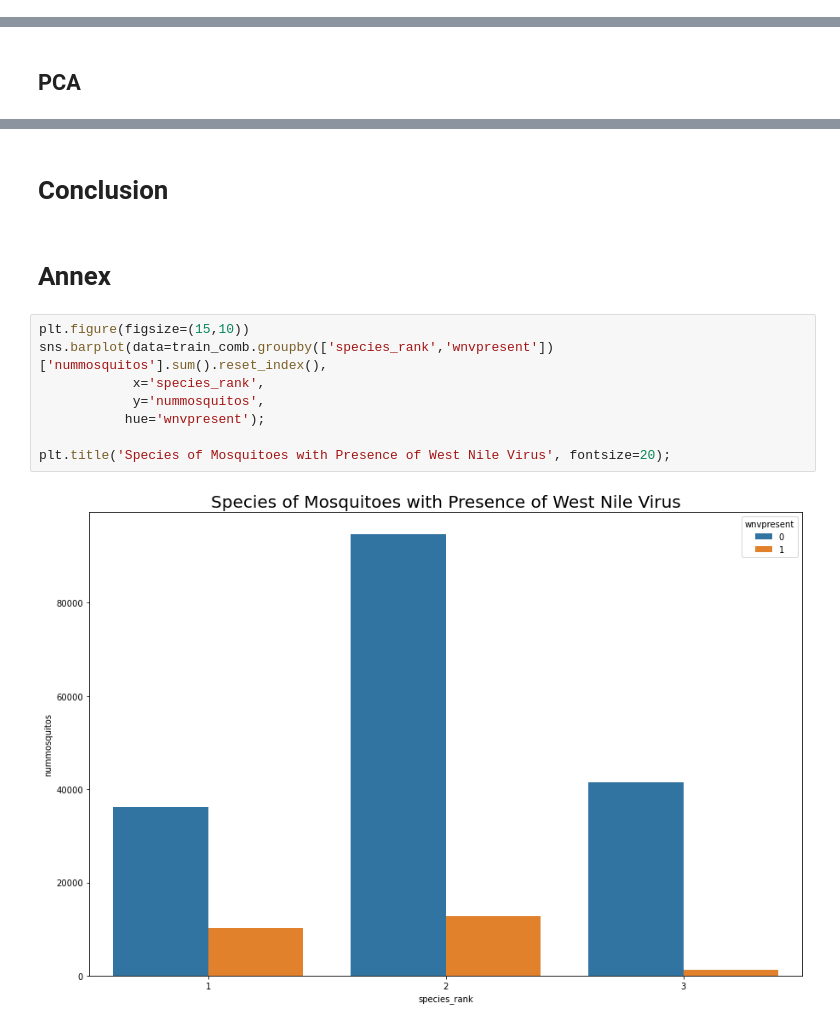
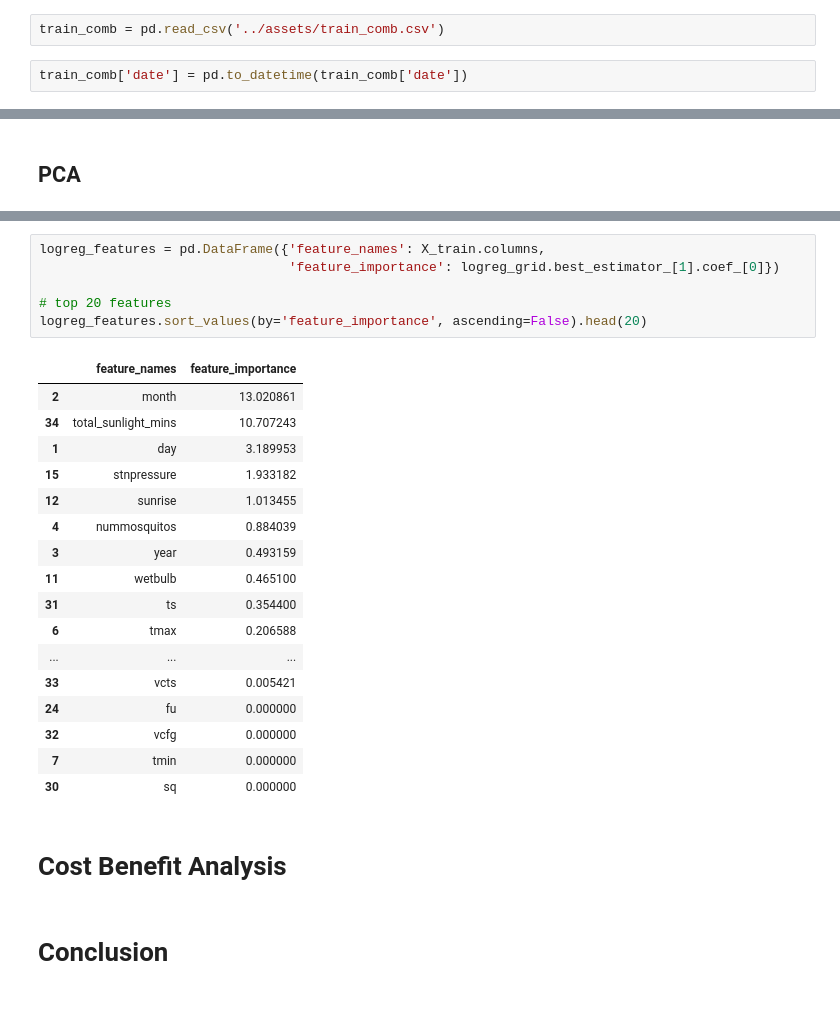
Before and after one commit to kkhalis/project_4, a Jupyter notebook: Project 4 - West Nile Virus Prediction_Casper.ipynb, the cells around one changed output, grey strips where cells are left out. Saved outputs shown, nothing was run; the diff lists cells and outputs as text.

```diff
--- a/Project 4 - West Nile Virus Prediction_Casper.ipynb
+++ b/Project 4 - West Nile Virus Prediction_Casper.ipynb
@@ -1257,3 +13,7 @@ from sklearn.decomposition import PCA
 from sklearn.metrics import confusion_matrix, plot_confusion_matrix, accuracy_score, plot_roc_curve, roc_auc_score, recall_score, precision_score, f1_score
 
 from imblearn.over_sampling import SMOTE
+# %%
+train_comb = pd.read_csv('../assets/train_comb.csv')
+# %%
+train_comb['date'] = pd.to_datetime(train_comb['date'])
@@ -1482,14 +583,28 @@ pca = PCA(random_state=100)
+# %%
+logreg_features = pd.DataFrame({'feature_names': X_train.columns,
+                                'feature_importance': logreg_grid.best_estimator_[1].coef_[0]})
+
+# top 20 features
+logreg_features.sort_values(by='feature_importance', ascending=False).head(20)
+# %% [output]
+|  | feature_names | feature_importance |
+| 2 | month | 13.020861 |
+| 34 | total_sunlight_mins | 10.707243 |
+| 1 | day | 3.189953 |
+| 15 | stnpressure | 1.933182 |
+| 12 | sunrise | 1.013455 |
+| 4 | nummosquitos | 0.884039 |
+| 3 | year | 0.493159 |
+| 11 | wetbulb | 0.465100 |
+| 31 | ts | 0.354400 |
+| 6 | tmax | 0.206588 |
+| ... | ... | ... |
+| 33 | vcts | 0.005421 |
+| 24 | fu | 0.000000 |
+| 32 | vcfg | 0.000000 |
+| 7 | tmin | 0.000000 |
+| 30 | sq | 0.000000 |
+# %% [markdown]
+# Cost Benefit Analysis
 # %% [markdown]
 # Conclusion
-# %% [markdown]
-# Annex
-# %%
-plt.figure(figsize=(15,10))
-sns.barplot(data=train_comb.groupby(['species_rank','wnvpresent'])['nummosquitos'].sum().reset_index(),
-            x='species_rank',
-            y='nummosquitos',
-           hue='wnvpresent');
-
-plt.title('Species of Mosquitoes with Presence of West Nile Virus', fontsize=20);
-# %% [output]
-[figure, removed]
```
Also changed, not shown: parts of 236 cells of this notebook, 1 other file.
